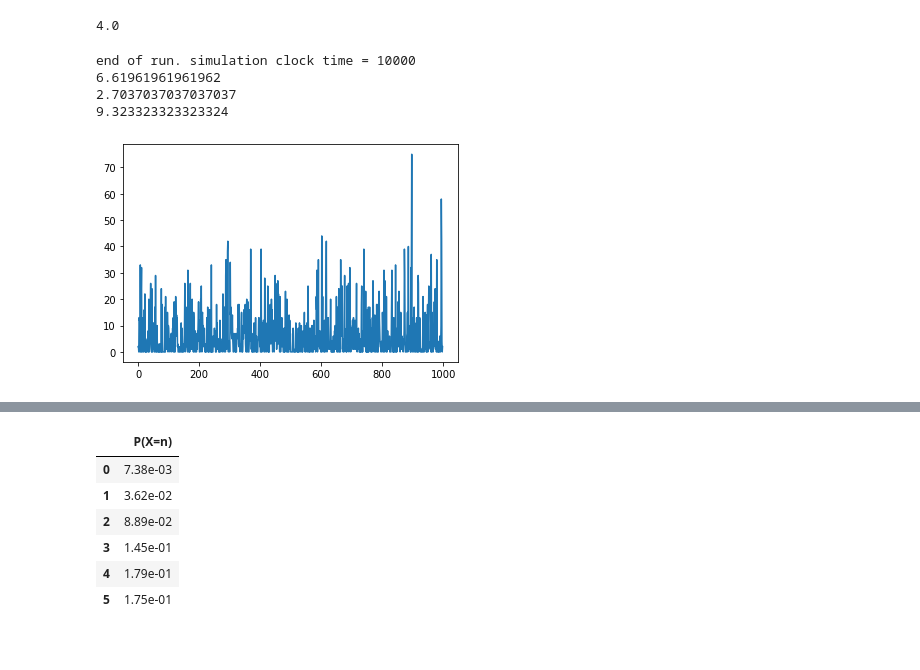
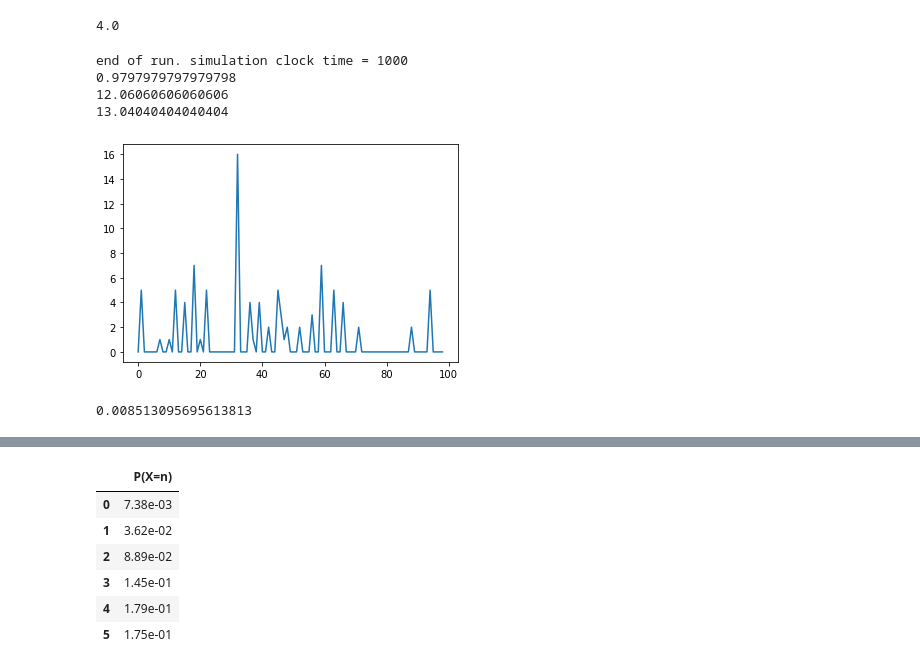
Before and after one commit to health-data-science-OR/stochastic_systems, a Jupyter notebook: labs/simulation/simulation_lab1.ipynb, the cells around one changed output, grey strips where cells are left out. Drawn from its saved outputs; the diff is of its cells as text; code cells hidden in the pictures.

```diff
--- a/labs/simulation/simulation_lab1.ipynb
+++ b/labs/simulation/simulation_lab1.ipynb
@@ -950,6 +950,14 @@ class Patient(object):
         #an alterantive would be store a reference to args via self.args = args
         self.operators = args.operators
         self.call_dist = args.call_dist
+        self._auditors = []
+
+    def register_auditor(self, observer):
+        self._auditors.append(observer)
+
+    def notify_auditors(self, *args, **kwargs):
+        for auditor in self._auditors:
+            auditor.audit(self)
 
     def service(self):
         '''
@@ -975,6 +983,7 @@ class Patient(object):
             yield self.env.timeout(call_duration)
 
             trace(f'call {self.identifier} ended {self.env.now:.3f}; waiting time was {self.waiting_time:.3f}')
+            self.notify_auditors()
 # %% [markdown]
 Our modified `call_source` function is:
 # %%
@@ -1097,49 +1134,62 @@ class Observer(object):
 4.0
 # %%
 #model parameters - compare to queuing model.
-RUN_LENGTH = 10000
-N_OPERATORS = 3
-ARRIVAL_RATE = 40
+RUN_LENGTH = 1000
+N_OPERATORS = 15
+ARRIVAL_RATE = 100
 MEAN_IAT = 1 / ARRIVAL_RATE
 EXP_MEAN = 1 / 15
+CALL_LOW = 5 / 60
+CALL_HIGH = 10 / 60
+CALL_MODE = 7 / 60
+
 
 #Should we show a trace of simulated events?
 TRACE = False
 
 #PRNG seeds (set these = None to get different runs)
 ARRIVAL_SEED = 42
 CALL_SEED = 101
 
 #audit parameters
 FIRST_OBSERVATION = 10
 OBS_INTERVAL = 10
 
 #create simpy environment
 env = simpy.Environment()
 
 default_args = Scenario()
-default_args.call_dist = Exponential(EXP_MEAN, CALL_SEED)
+#default_args.call_dist = Exponential(EXP_MEAN, CALL_SEED)
+
 
 #MODIFICATION: instantiate an Observer
 observer = Observer(env, default_args.operators,
                     FIRST_OBSERVATION, OBS_INTERVAL)
 
-env.process(call_source(env, default_args))
+
+model = UrgentCareCallCentre(env, default_args)
+env.process(model.call_source())
+
+#env.process(call_source(env, default_args))
 #MODIFICATION
 env.process(observer.observe())
 
 env.run(until=RUN_LENGTH)
 print(f'end of run. simulation clock time = {env.now}')
 plt.plot(observer.get_results()[0]);
 print(observer.get_results()[0].mean())
 print(observer.get_results()[1].mean())
 print((observer.get_results()[0] + observer.get_results()[1]).mean())
 # %% [output]
-end of run. simulation clock time = 10000
-6.61961961961962
-2.7037037037037037
-9.323323323323324
+end of run. simulation clock time = 1000
+0.9797979797979798
+12.06060606060606
+13.04040404040404
-[figure, old version]
+[figure, new version]
+# %%
+model.mean_wt
+# %% [output]
+0.008513095695613813
 # %%
 hist = np.histogram(observer.get_results()[0], bins=np.arange(50))
 plt.plot(hist[0])
```
Also changed, not shown: parts of 20 cells of this notebook.
